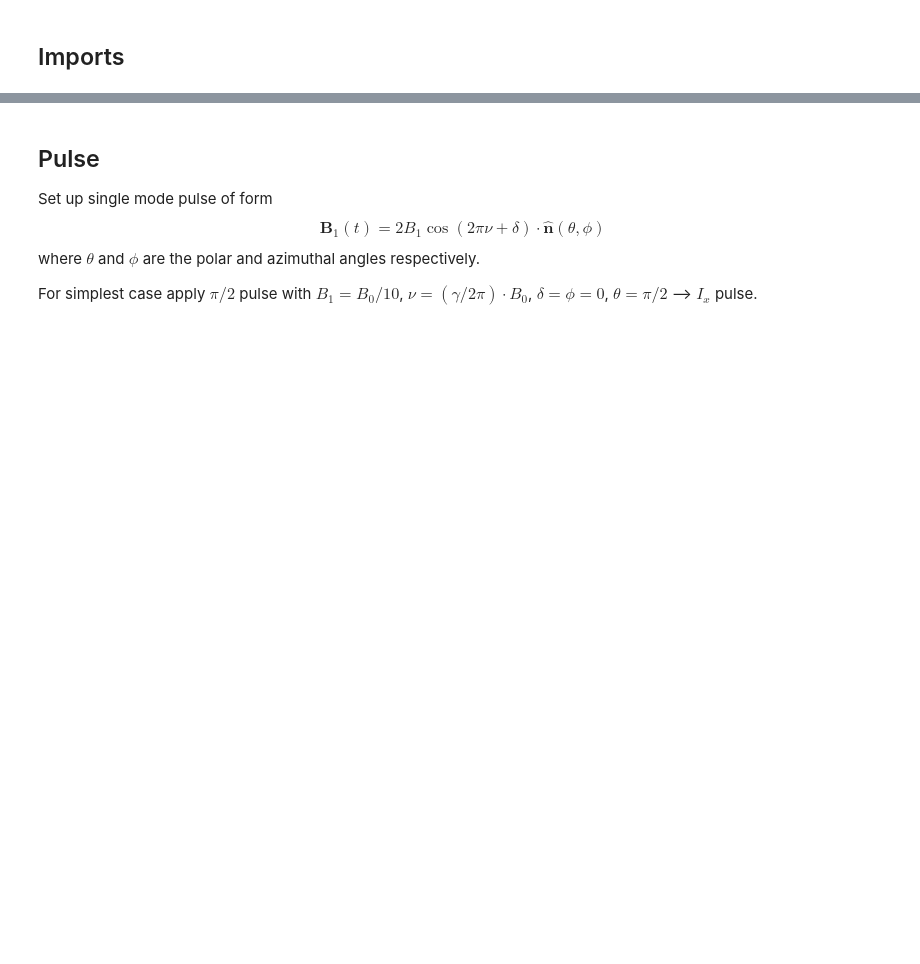
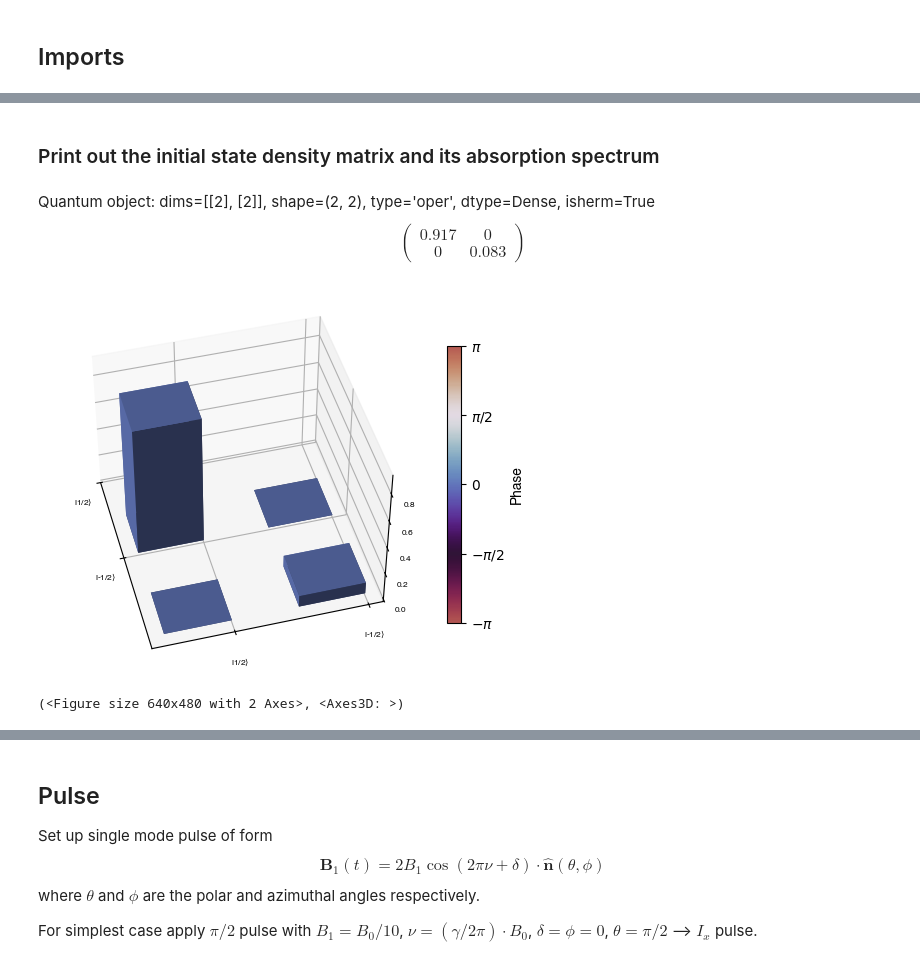
Before and after one commit to vemiBGH/PULSEE, a Jupyter notebook: demos/Pi_half_pulse_simple_Zeeman.ipynb, the cells around one changed output, grey strips where cells are left out. Cells and saved outputs as stored; diff of their text form; code cells hidden in the pictures; blank space fills up the shorter version.

```diff
--- a/demos/Pi_half_pulse_simple_Zeeman.ipynb
+++ b/demos/Pi_half_pulse_simple_Zeeman.ipynb
@@ -57,3 +44,12 @@ Iy = spin.I['y']
+# %% [markdown]
+### Print out the initial state density matrix and its absorption spectrum
+# %%
+display(rho_0)
+psplt.plot_complex_density_matrix(rho_0)
+# %% [output]
+Quantum object: dims=[[2], [2]], shape=(2, 2), type='oper', dtype=Dense, isherm=True$$\left(\begin{array}{cc}0.917 & 0\\0 & 0.083\end{array}\right)$$
+[figure, added]
+(<Figure size 640x480 with 2 Axes>, <Axes3D: >)
 # %%
 f, p = sim.power_absorption_spectrum(spin, h_unperturbed, normalized=True)
 _ = psplt.plot_power_absorption_spectrum(f, p)
```
Also changed, not shown: parts of 30 cells of this notebook, 8 other files.
